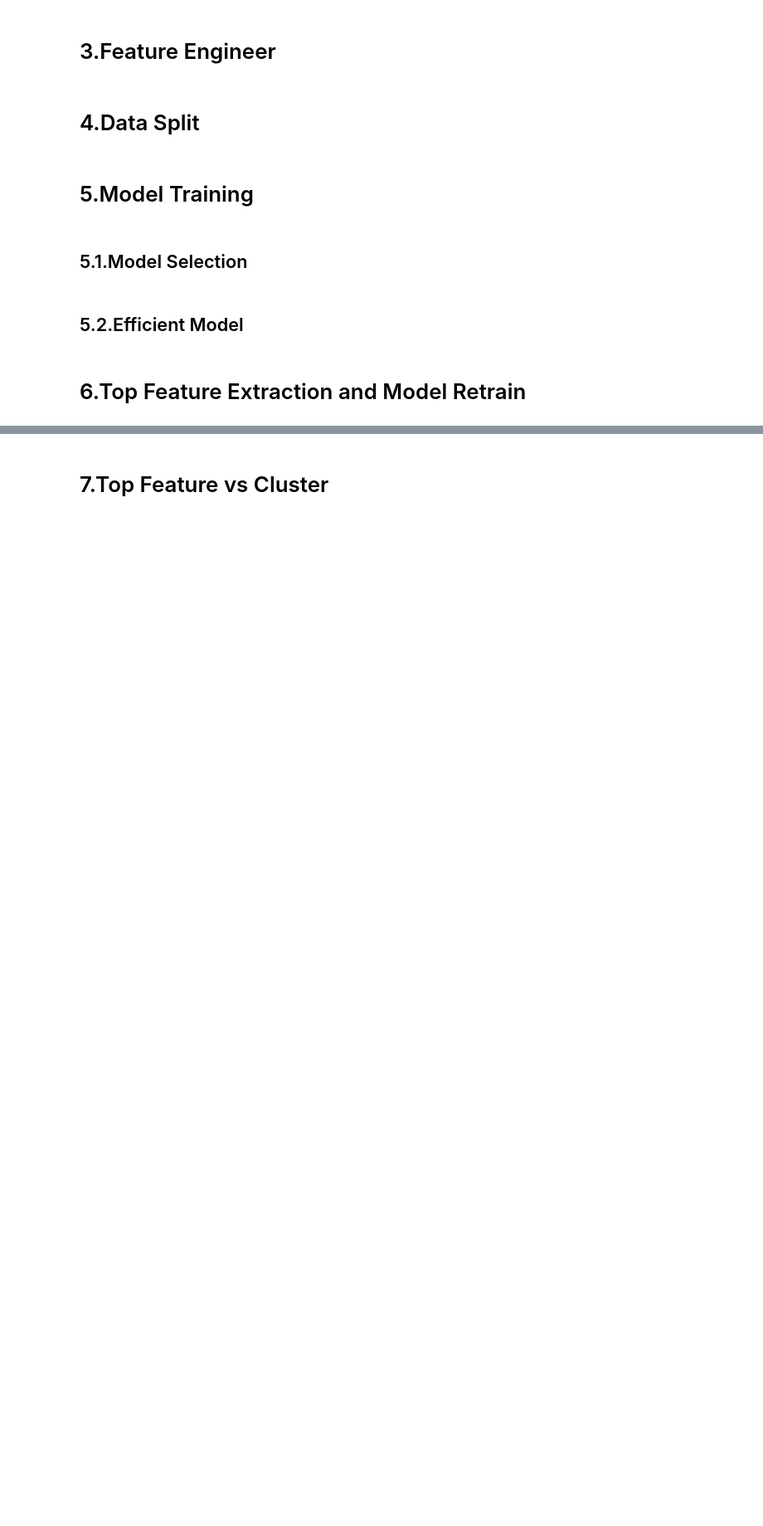
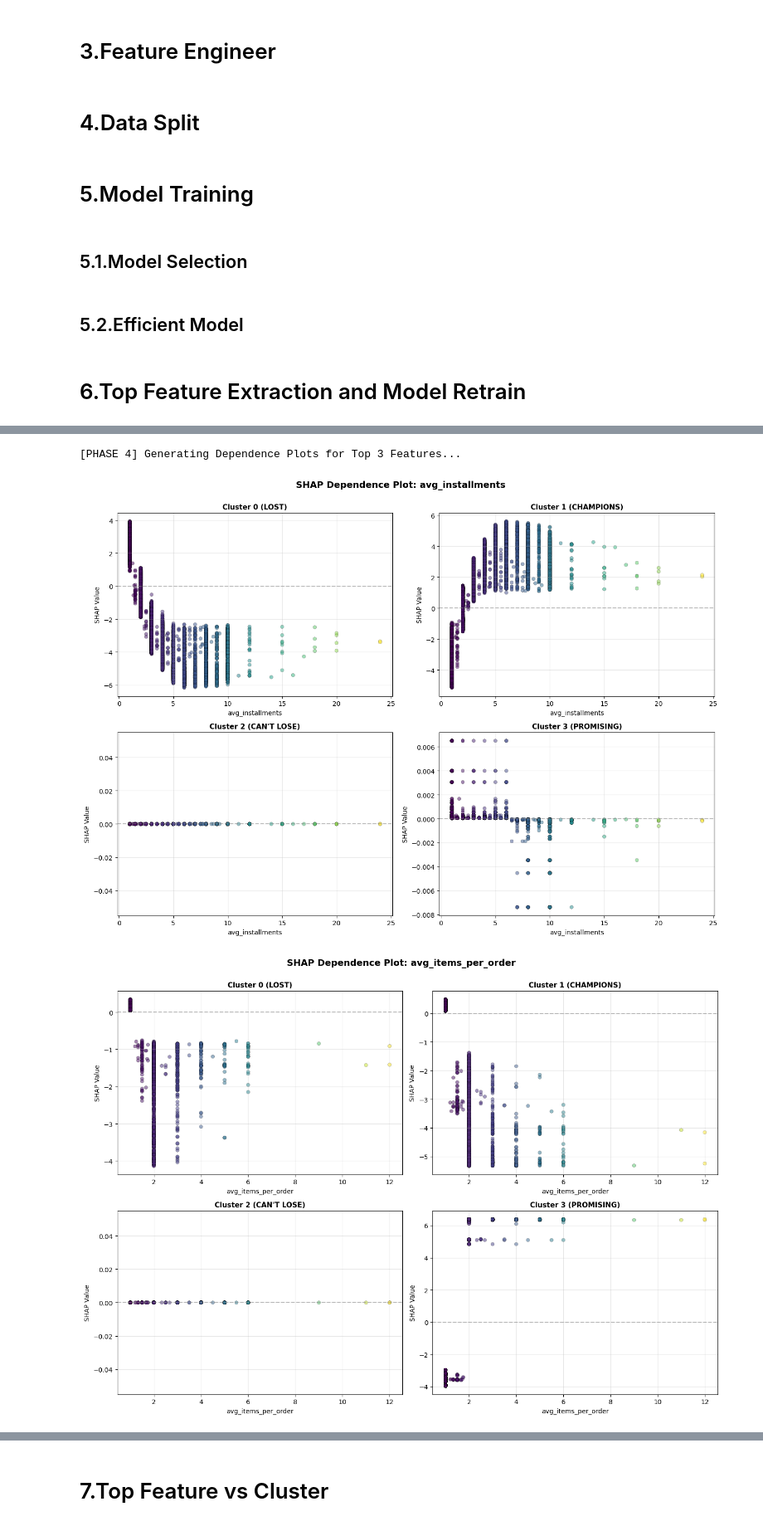
Before and after one commit to Dang-Huy/Group-3-Machine-Learning-2, a Jupyter notebook: [Main] Multiclass Classification Problem.ipynb, the cells around one changed output, grey strips where cells are left out. Shown at 83% size. Drawn from its saved outputs; the diff is of its cells as text; code cells hidden in the pictures; blank space fills up the shorter version.

```diff
--- a/[Main] Multiclass Classification Problem.ipynb
+++ b/[Main] Multiclass Classification Problem.ipynb
@@ -112,0 +331,34 @@ Based on the deviation from the population mean (dataset average), we can profil
+# %%
+# PHASE 4: DEPENDENCE PLOTS FOR TOP 3 FEATURES
+print("\n[PHASE 4] Generating Dependence Plots for Top 3 Features...")
+
+for feature_name in top_3_features:
+    feature_idx = list(X_train.columns).index(feature_name)
+
+    fig, axes = plt.subplots(2, 2, figsize=(14, 10))
+    axes = axes.flatten()
+
+    for cluster_idx in range(4):
+        ax = axes[cluster_idx]
+
+        feature_vals = X_test.iloc[:, feature_idx].values
+        # shap_values shape: (n_samples, n_features, n_classes)
+        shap_vals = shap_values[:, feature_idx, cluster_idx]
+
+        scatter = ax.scatter(feature_vals, shap_vals, c=feature_vals, cmap='viridis',
+                            s=30, alpha=0.5, edgecolors='k', linewidth=0.3)
+
+        ax.set_title(f'{cluster_names[cluster_idx]}', fontsize=11, fontweight='bold')
+        ax.set_xlabel(f'{feature_name}', fontsize=10)
+        ax.set_ylabel('SHAP Value', fontsize=10)
+        ax.axhline(y=0, color='gray', linestyle='--', alpha=0.5)
+        ax.grid(alpha=0.3)
+
+    fig.suptitle(f'SHAP Dependence Plot: {feature_name}',
+                 fontsize=14, fontweight='bold', y=1.00)
+    plt.tight_layout()
+    plt.show()
+# %% [output]
+[PHASE 4] Generating Dependence Plots for Top 3 Features...
+[figure, added]
+[figure, added]
```
Also changed, not shown: parts of 8 cells of this notebook.
